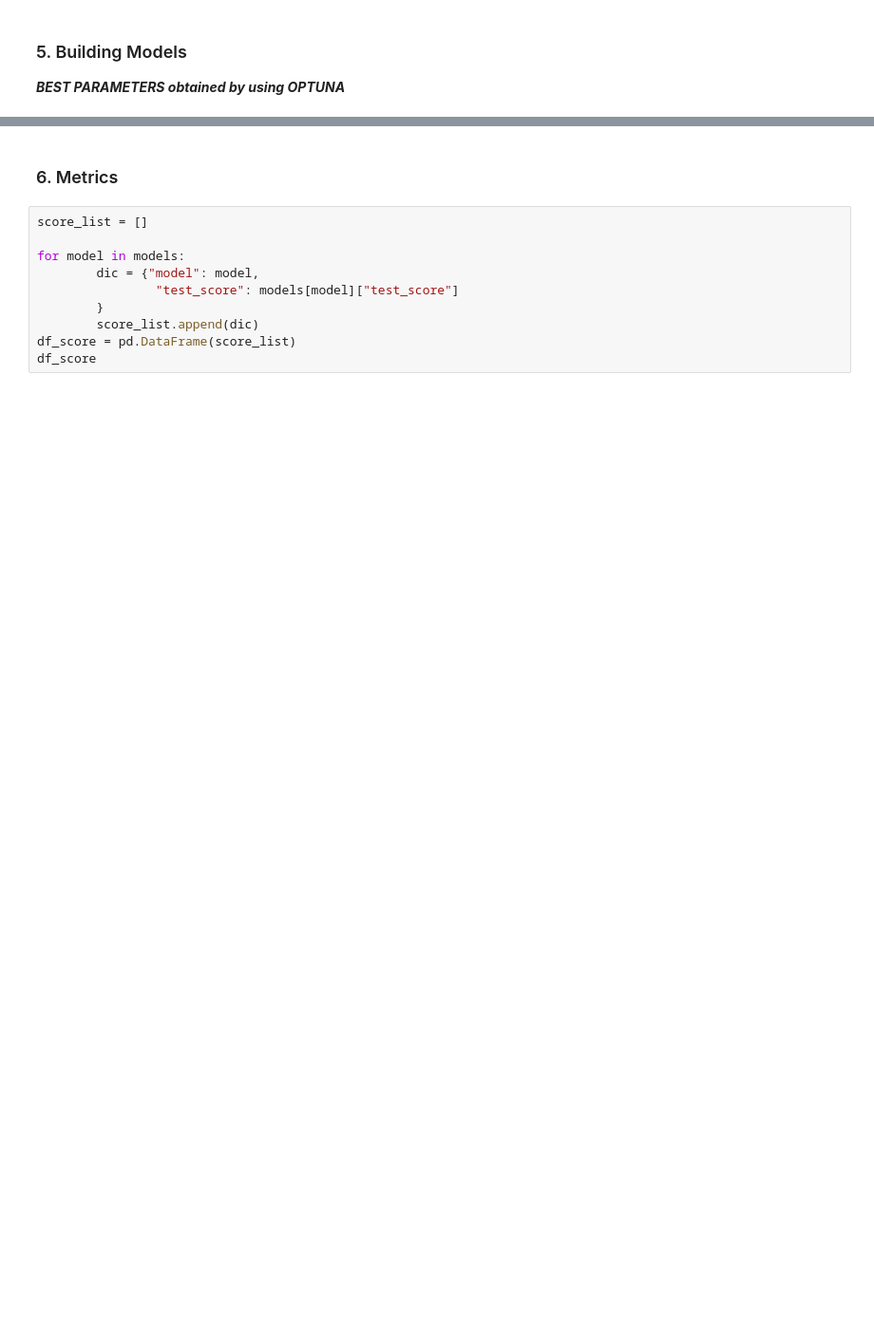
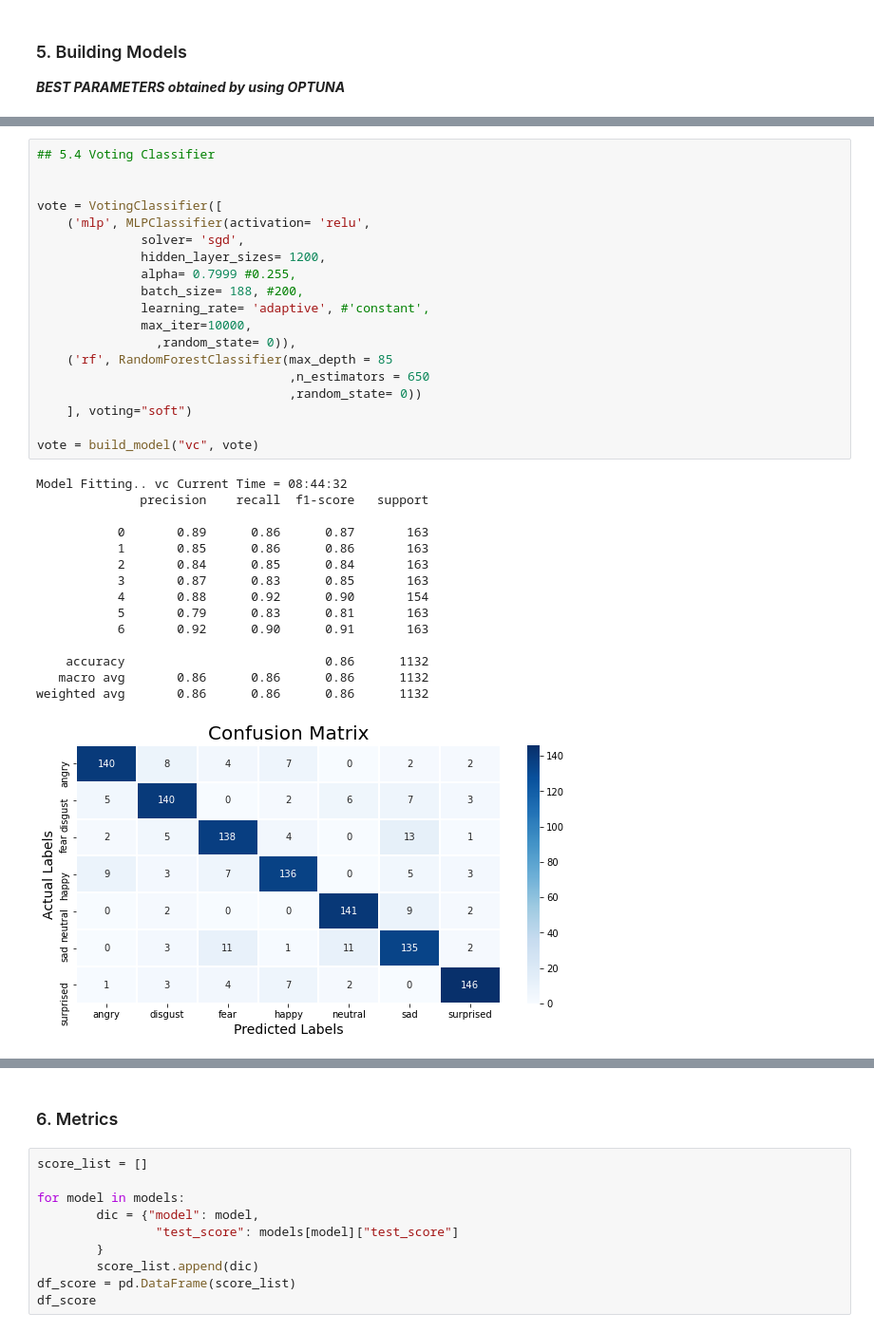
Before and after one commit to rebellon-carina/Capstone---Speech-Emotion-Recognition, a Jupyter notebook: 03-A SER_TraditionalML.ipynb, the cells around one changed output, grey strips where cells are left out. Shown at 95% size. Cells and saved outputs as stored; diff of their text form; blank space fills up the shorter version.

```diff
--- a/03-A SER_TraditionalML.ipynb
+++ b/03-A SER_TraditionalML.ipynb
@@ -191,0 +243,35 @@ vote = build_model("vc", vote)
+# %%
+## 5.4 Voting Classifier
+
+
+vote = VotingClassifier([
+    ('mlp', MLPClassifier(activation= 'relu',
+              solver= 'sgd',
+              hidden_layer_sizes= 1200,
+              alpha= 0.7999 #0.255,
+              batch_size= 188, #200,
+              learning_rate= 'adaptive', #'constant',
+              max_iter=10000,
+                ,random_state= 0)),
+    ('rf', RandomForestClassifier(max_depth = 85
+                                  ,n_estimators = 650
+                                  ,random_state= 0))
+    ], voting="soft")
+
+vote = build_model("vc", vote)
+# %% [output]
+Model Fitting.. vc Current Time = 08:44:32
+              precision    recall  f1-score   support
+
+           0       0.89      0.86      0.87       163
+           1       0.85      0.86      0.86       163
+           2       0.84      0.85      0.84       163
+           3       0.87      0.83      0.85       163
+           4       0.88      0.92      0.90       154
+           5       0.79      0.83      0.81       163
+           6       0.92      0.90      0.91       163
+
+    accuracy                           0.86      1132
+   macro avg       0.86      0.86      0.86      1132
+weighted avg       0.86      0.86      0.86      1132
+[figure, added]
```
Also changed, not shown: parts of 37 cells of this notebook, 24 other files.
